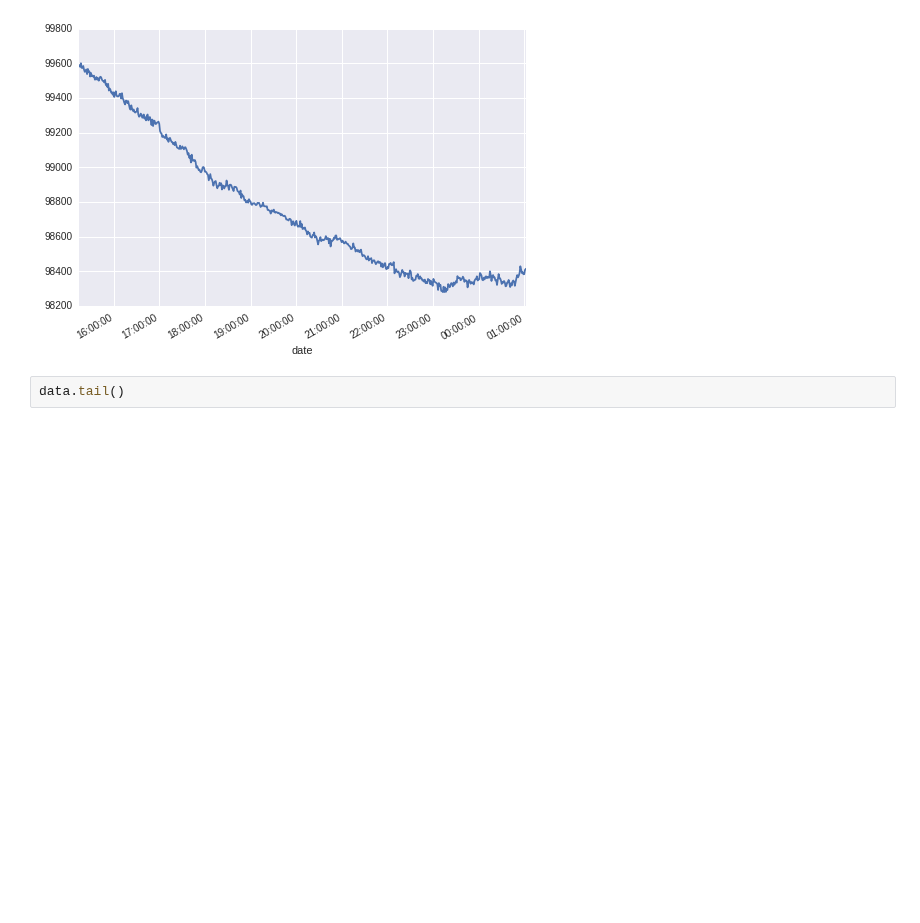
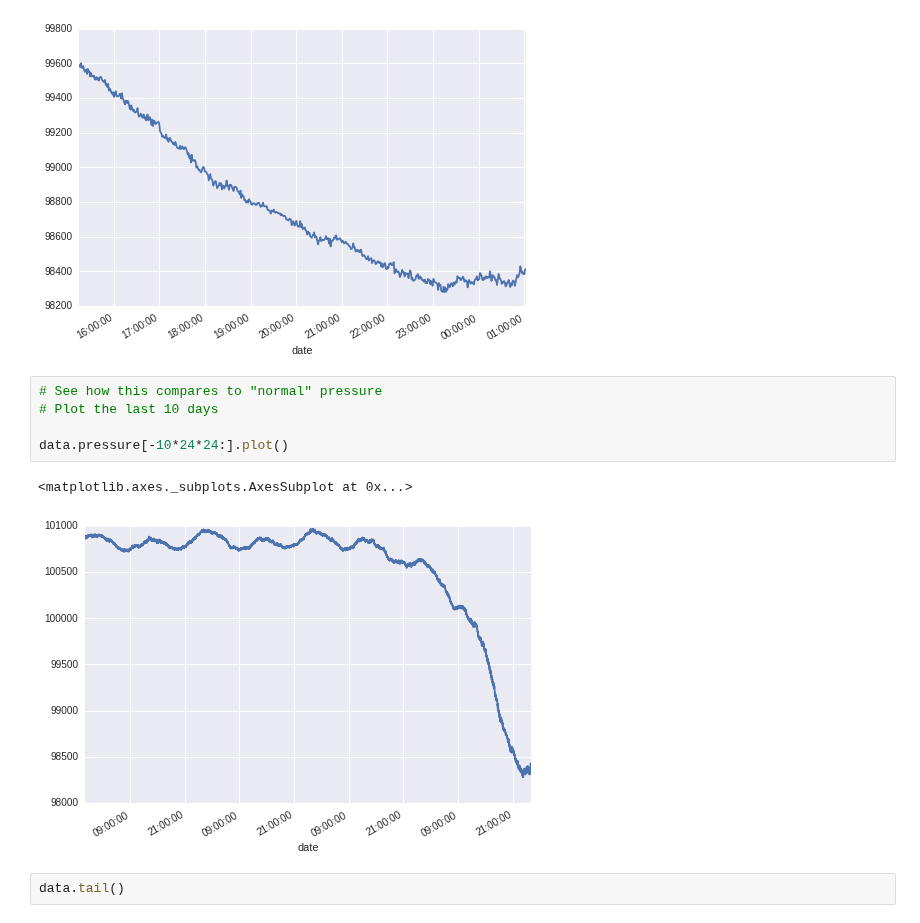
Before and after one commit to peakrisk/peakrisk, a Jupyter notebook: posts/hurricane-joaquin-pressure.ipynb, the cells around one changed output. Cells and saved outputs as stored; diff of their text form; blank space fills up the shorter version.

Commit message:
Update with all data I got from Joaquin

```diff
--- a/posts/hurricane-joaquin-pressure.ipynb
+++ b/posts/hurricane-joaquin-pressure.ipynb
@@ -37,6 +44,14 @@ data.pressure[-1*24*24:].plot()
 # %% [output]
 <matplotlib.axes._subplots.AxesSubplot at 0x...>
 [figure]
+# %%
+# See how this compares to "normal" pressure
+# Plot the last 10 days
+
+data.pressure[-10*24*24:].plot()
+# %% [output]
+<matplotlib.axes._subplots.AxesSubplot at 0x...>
+[figure, added]
 # %%
 data.tail()
 # %% [output]
```
Also changed, not shown: parts of 4 cells of this notebook, 1 other file.
